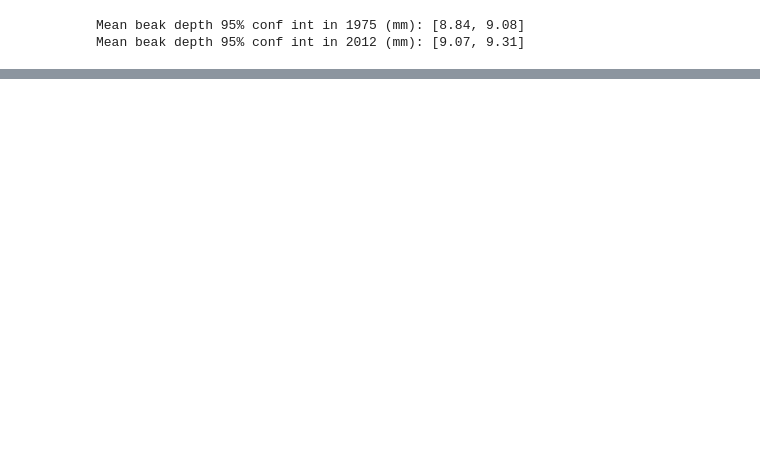
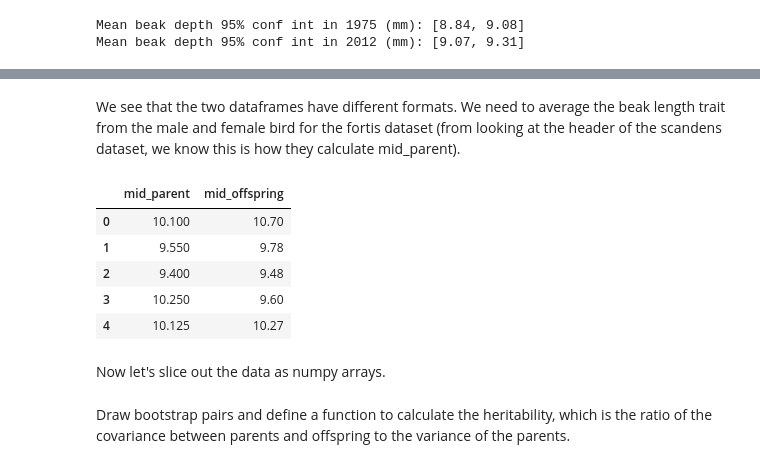
Before and after one commit to Xinhong111/Bi203, a Jupyter notebook: sandbox/hw5.1_MW.ipynb, the cells around one changed output, grey strips where cells are left out. Drawn from its saved outputs; the diff is of its cells as text; code cells hidden in the pictures; blank space fills up the shorter version.

```diff
--- a/sandbox/hw5.1_MW.ipynb
+++ b/sandbox/hw5.1_MW.ipynb
@@ -234,0 +387,16 @@ Heritability data for beak depth for G. fortis and G. scandens can be found here
+# %% [markdown]
+We see that the two dataframes have different formats. We need to average the beak length trait from the male and female bird for the fortis dataset (from looking at the header of the scandens dataset, we know this is how they calculate mid_parent).
+# %%
+df_hf['mid_parent'] = (df_hf['Male BD'] + df_hf['Female BD']) / 2
+df_hf['mid_offspring'] = df_hf['Mid-offspr']
+df_hf = df_hf.drop(columns=['Male BD', 'Female BD', 'Mid-offspr'])
+df_hf.head()
+# %% [output]
+|  | mid_parent | mid_offspring |
+| 0 | 10.100 | 10.70 |
+| 1 | 9.550 | 9.78 |
+| 2 | 9.400 | 9.48 |
+| 3 | 10.250 | 9.60 |
+| 4 | 10.125 | 10.27 |
+# %% [markdown]
+Now let's slice out the data as numpy arrays.
@@ -234,0 +409,2 @@ Heritability data for beak depth for G. fortis and G. scandens can be found here
+# %% [markdown]
+Draw bootstrap pairs and define a function to calculate the heritability, which is the ratio of the covariance between parents and offspring to the variance of the parents.
```
Also changed, not shown: parts of 48 cells of this notebook.
